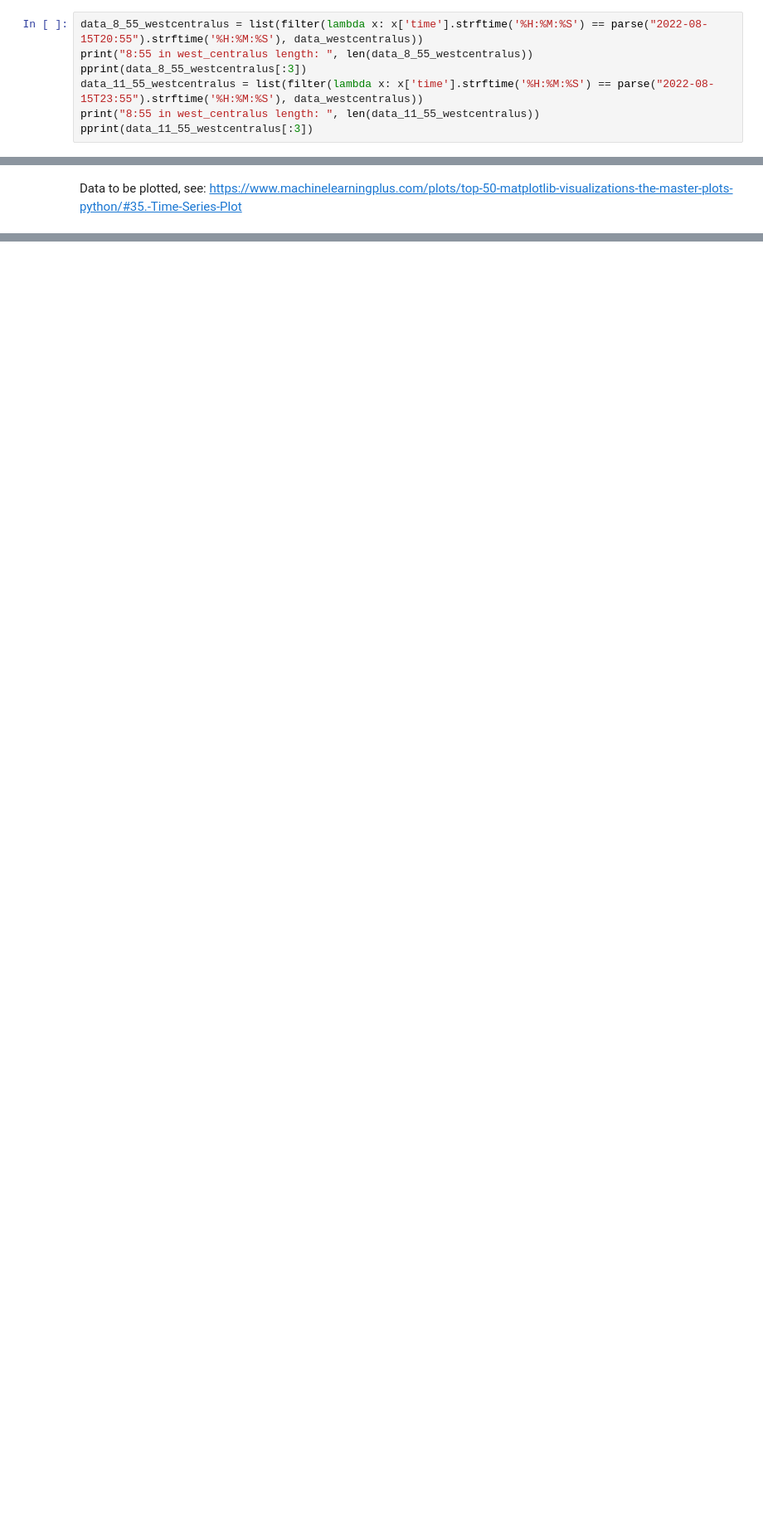
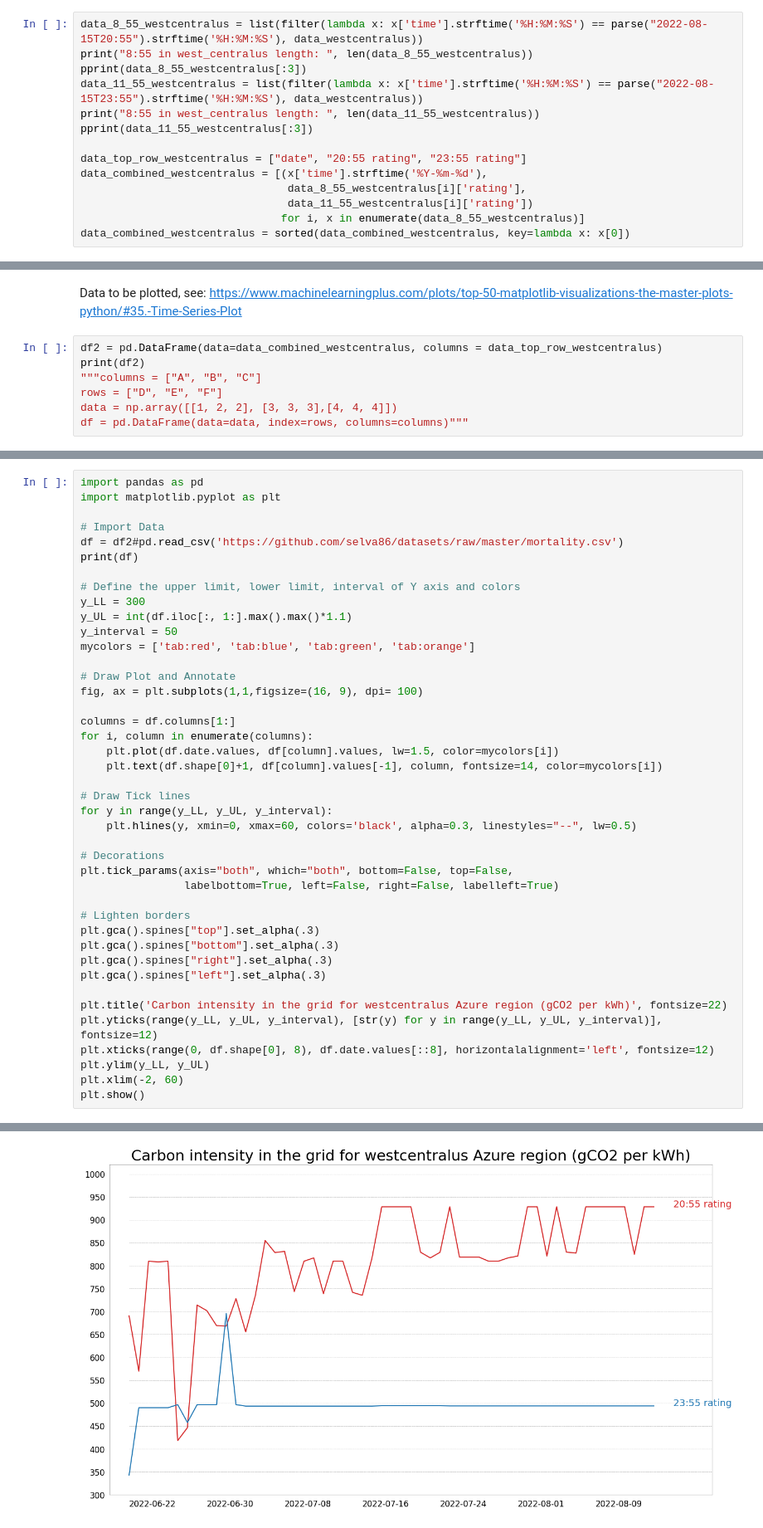
Before and after one commit to Green-Software-Foundation/carbon-aware-sdk, a Jupyter notebook: src/clients/python/Carbon_aware_SDK_demo.ipynb, the cells around one changed output, grey strips where cells are left out. Shown at 83% size. Cells and saved outputs as stored; diff of their text form; blank space fills up the shorter version.

Commit message:
WIP: Add Time-shifting plotting.
Signed-off-by: Szymon Duchniewicz <szymon.duchniewicz@avanade.com>

```diff
--- a/src/clients/python/Carbon_aware_SDK_demo.ipynb
+++ b/src/clients/python/Carbon_aware_SDK_demo.ipynb
@@ -206,4 +210,11 @@ pprint(data_8_55_westcentralus[:3])
 data_11_55_westcentralus = list(filter(lambda x: x['time'].strftime('%H:%M:%S') == parse("2022-08-15T23:55").strftime('%H:%M:%S'), data_westcentralus))
 print("8:55 in west_centralus length: ", len(data_11_55_westcentralus))
 pprint(data_11_55_westcentralus[:3])
+
+data_top_row_westcentralus = ["date", "20:55 rating", "23:55 rating"]
+data_combined_westcentralus = [(x['time'].strftime('%Y-%m-%d'),
+                                data_8_55_westcentralus[i]['rating'],
+                                data_11_55_westcentralus[i]['rating'])
+                               for i, x in enumerate(data_8_55_westcentralus)]
+data_combined_westcentralus = sorted(data_combined_westcentralus, key=lambda x: x[0])
 # %% [output]
@@ -226,3 +237,10 @@ pprint(data_11_55_westcentralus[:3])
  'time': datetime.datetime(2022, 8, 13, 23, 55, tzinfo=tzutc())}]
 # %% [markdown]
 Data to be plotted, see: https://www.machinelearningplus.com/plots/top-50-matplotlib-visualizations-the-master-plots-python/#35.-Time-Series-Plot
+# %%
+df2 = pd.DataFrame(data=data_combined_westcentralus, columns = data_top_row_westcentralus)
+print(df2)
+"""columns = ["A", "B", "C"]
+rows = ["D", "E", "F"]
+data = np.array([[1, 2, 2], [3, 3, 3],[4, 4, 4]])
+df = pd.DataFrame(data=data, index=rows, columns=columns)"""
@@ -228,0 +266,43 @@ Data to be plotted, see: https://www.machinelearningplus.com/plots/top-50-matplo
+# %%
+import pandas as pd
+import matplotlib.pyplot as plt
+
+# Import Data
+df = df2#pd.read_csv('https://github.com/selva86/datasets/raw/master/mortality.csv')
+print(df)
+
+# Define the upper limit, lower limit, interval of Y axis and colors
+y_LL = 300
+y_UL = int(df.iloc[:, 1:].max().max()*1.1)
+y_interval = 50
+mycolors = ['tab:red', 'tab:blue', 'tab:green', 'tab:orange']
+
+# Draw Plot and Annotate
+fig, ax = plt.subplots(1,1,figsize=(16, 9), dpi= 100)
+
+columns = df.columns[1:]
+for i, column in enumerate(columns):
+    plt.plot(df.date.values, df[column].values, lw=1.5, color=mycolors[i])
+    plt.text(df.shape[0]+1, df[column].values[-1], column, fontsize=14, color=mycolors[i])
+
+# Draw Tick lines
+for y in range(y_LL, y_UL, y_interval):
+    plt.hlines(y, xmin=0, xmax=60, colors='black', alpha=0.3, linestyles="--", lw=0.5)
+
+# Decorations
+plt.tick_params(axis="both", which="both", bottom=False, top=False,
+                labelbottom=True, left=False, right=False, labelleft=True)
+
+# Lighten borders
+plt.gca().spines["top"].set_alpha(.3)
+plt.gca().spines["bottom"].set_alpha(.3)
+plt.gca().spines["right"].set_alpha(.3)
+plt.gca().spines["left"].set_alpha(.3)
+
+plt.title('Carbon intensity in the grid for westcentralus Azure region (gCO2 per kWh)', fontsize=22)
+plt.yticks(range(y_LL, y_UL, y_interval), [str(y) for y in range(y_LL, y_UL, y_interval)], fontsize=12)
+plt.xticks(range(0, df.shape[0], 8), df.date.values[::8], horizontalalignment='left', fontsize=12)
+plt.ylim(y_LL, y_UL)
+plt.xlim(-2, 60)
+plt.show()
+# %% [output]
@@ -228,0 +326 @@ Data to be plotted, see: https://www.machinelearningplus.com/plots/top-50-matplo
+[figure, added]
```
Also changed, not shown: parts of 4 cells of this notebook.
